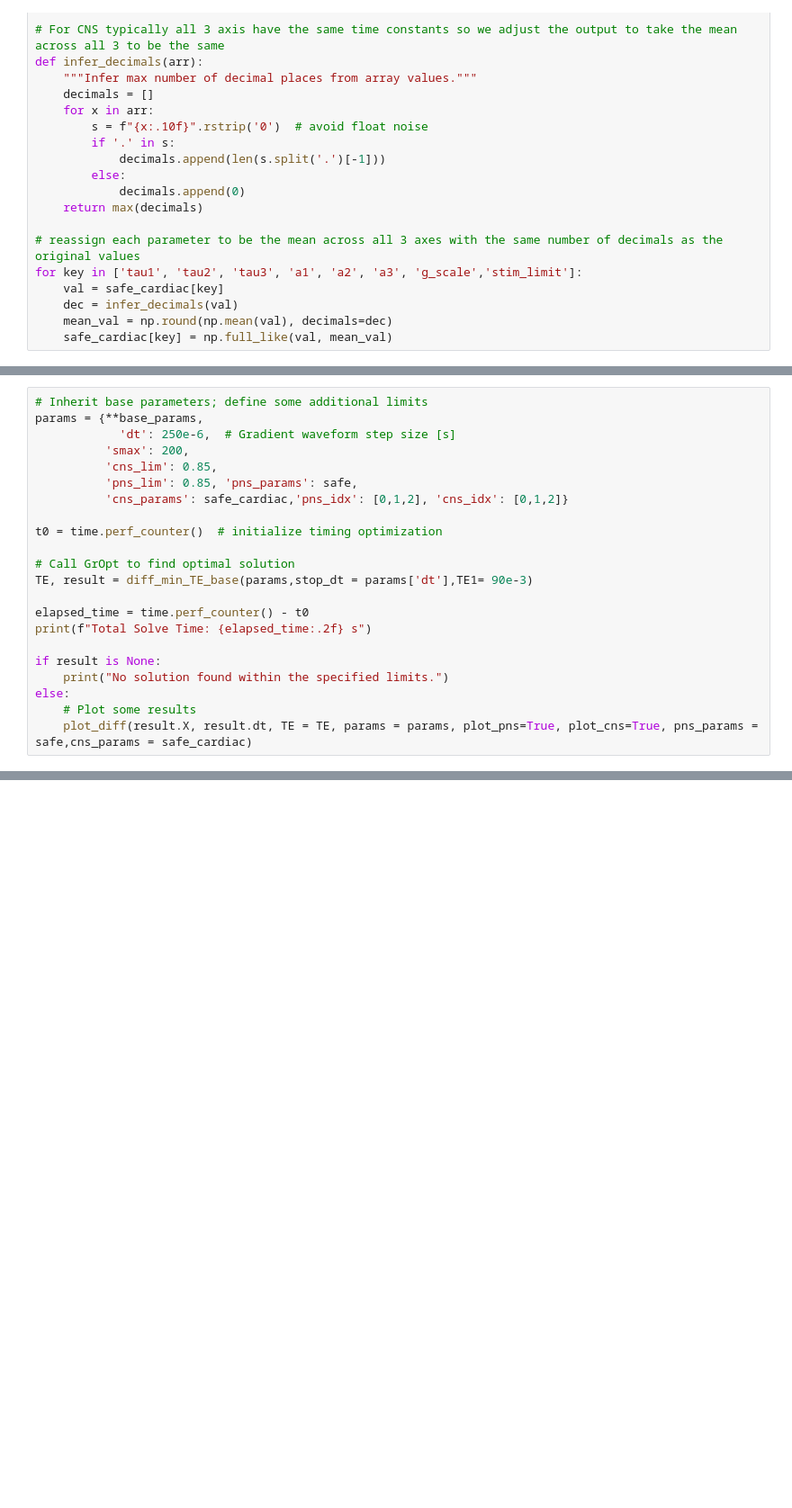
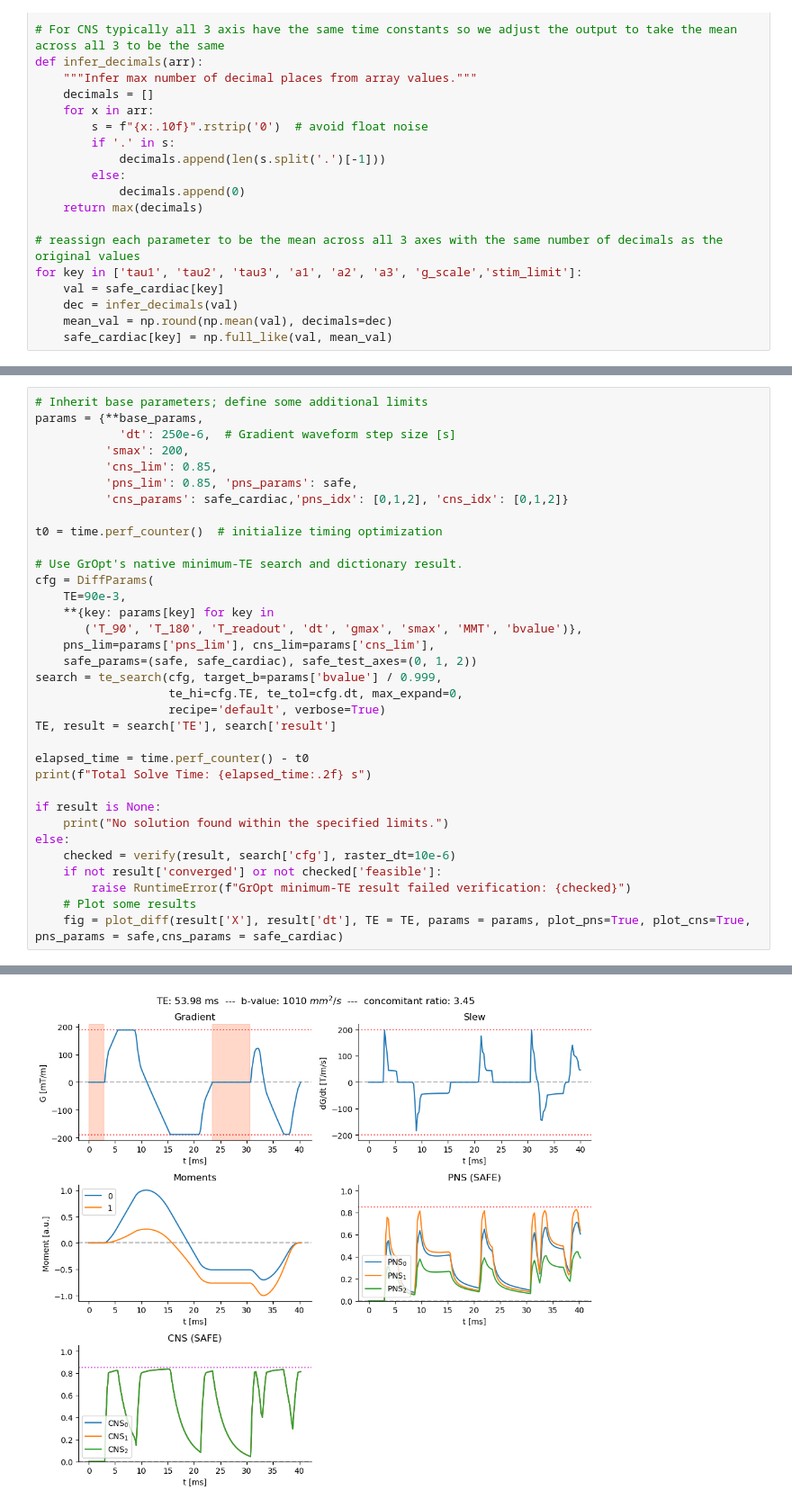
Before and after one commit to ahannum/stim_code, a Jupyter notebook: Examples/demo_colab.ipynb, the cells around one changed output, grey strips where cells are left out. Shown at 90% size. Drawn from its saved outputs; the diff is of its cells as text; blank space fills up the shorter version.

```diff
--- a/Examples/demo_colab.ipynb
+++ b/Examples/demo_colab.ipynb
@@ -177,8 +274,17 @@ params = {**base_params,
 
 t0 = time.perf_counter()  # initialize timing optimization
 
-# Call GrOpt to find optimal solution
-TE, result = diff_min_TE_base(params,stop_dt = params['dt'],TE1= 90e-3)
+# Use GrOpt's native minimum-TE search and dictionary result.
+cfg = DiffParams(
+    TE=90e-3,
+    **{key: params[key] for key in
+       ('T_90', 'T_180', 'T_readout', 'dt', 'gmax', 'smax', 'MMT', 'bvalue')},
+    pns_lim=params['pns_lim'], cns_lim=params['cns_lim'],
+    safe_params=(safe, safe_cardiac), safe_test_axes=(0, 1, 2))
+search = te_search(cfg, target_b=params['bvalue'] / 0.999,
+                   te_hi=cfg.TE, te_tol=cfg.dt, max_expand=0,
+                   recipe='default', verbose=True)
+TE, result = search['TE'], search['result']
 
 elapsed_time = time.perf_counter() - t0
 print(f"Total Solve Time: {elapsed_time:.2f} s")
@@ -186,5 +292,9 @@ print(f"Total Solve Time: {elapsed_time:.2f} s")
 if result is None:
     print("No solution found within the specified limits.")
 else:
+    checked = verify(result, search['cfg'], raster_dt=10e-6)
+    if not result['converged'] or not checked['feasible']:
+        raise RuntimeError(f"GrOpt minimum-TE result failed verification: {checked}")
     # Plot some results
-    plot_diff(result.X, result.dt, TE = TE, params = params, plot_pns=True, plot_cns=True, pns_params = safe,cns_params = safe_cardiac)
+    fig = plot_diff(result['X'], result['dt'], TE = TE, params = params, plot_pns=True, plot_cns=True, pns_params = safe,cns_params = safe_cardiac)
+# %% [output]
@@ -191,2 +312,3 @@ else:
+[figure, added]
 # %% [markdown]
 # Stim-CODE: Arbitrary Envelope Function
```
Also changed, not shown: parts of 16 cells of this notebook.
